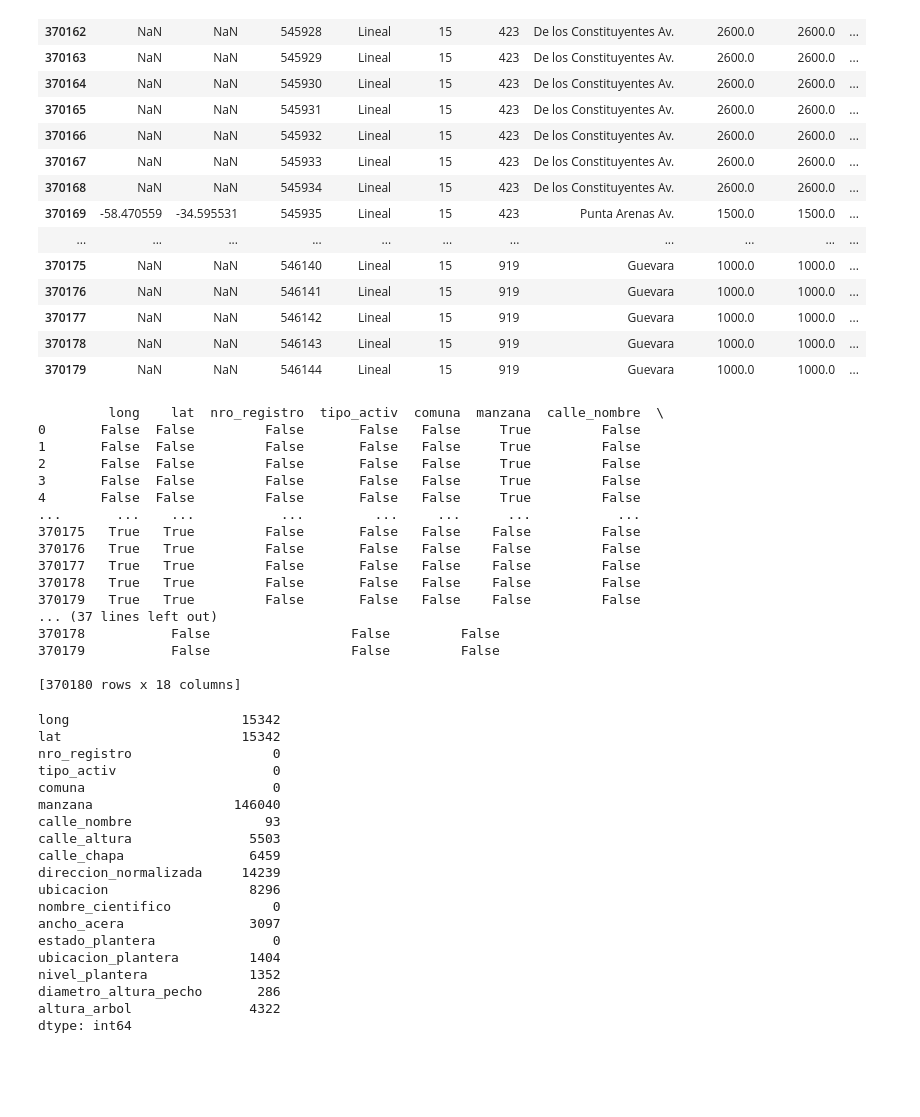
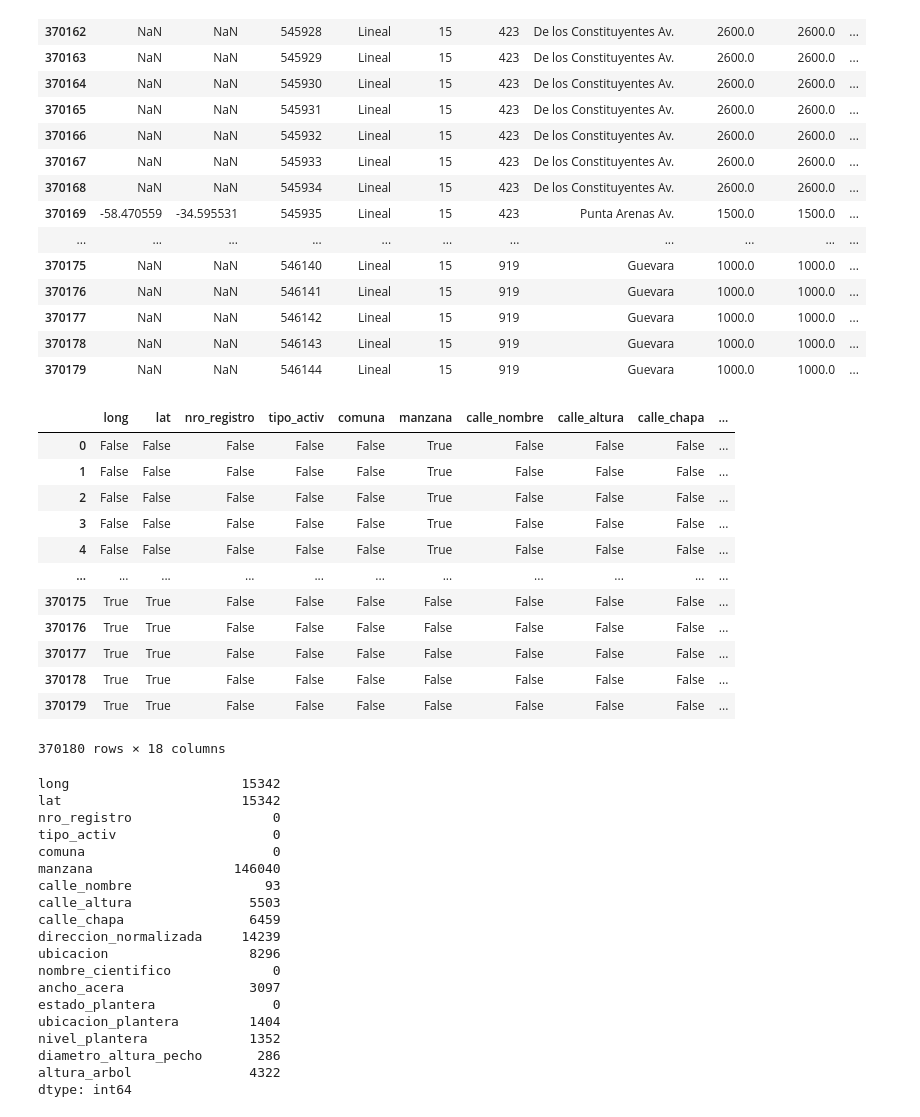
Before and after one commit to IonatanPerez/Cursos_DHDS_CN13, a Jupyter notebook: Clases/C5 - Pandas_1/Modelo.ipynb, the cells around one changed output. Cells and saved outputs as stored; diff of their text form; code cells hidden in the pictures; blank space fills up the shorter version.

```diff
--- a/Clases/C5 - Pandas_1/Modelo.ipynb
+++ b/Clases/C5 - Pandas_1/Modelo.ipynb
@@ -247,23 +244,19 @@ display (data.tail(20))
 | 370178 | NaN | NaN | 546143 | Lineal | 15 | 919 | Guevara | 1000.0 | 1000.0 | ... |
 | 370179 | NaN | NaN | 546144 | Lineal | 15 | 919 | Guevara | 1000.0 | 1000.0 | ... |
 # %%
-print (data.isna())
+display (data.isna())
 # %% [output]
+|  | long | lat | nro_registro | tipo_activ | comuna | manzana | calle_nombre | calle_altura | calle_chapa | ... |
+| 0 | False | False | False | False | False | True | False | False | False | ... |
+| 1 | False | False | False | False | False | True | False | False | False | ... |
+| 2 | False | False | False | False | False | True | False | False | False | ... |
+| 3 | False | False | False | False | False | True | False | False | False | ... |
+| 4 | False | False | False | False | False | True | False | False | False | ... |
+| ... | ... | ... | ... | ... | ... | ... | ... | ... | ... | ... |
+| 370175 | True | True | False | False | False | False | False | False | False | ... |
+| 370176 | True | True | False | False | False | False | False | False | False | ... |
+| 370177 | True | True | False | False | False | False | False | False | False | ... |
+| 370178 | True | True | False | False | False | False | False | False | False | ... |
+| 370179 | True | True | False | False | False | False | False | False | False | ... |
-         long    lat  nro_registro  tipo_activ  comuna  manzana  calle_nombre  \
-0       False  False         False       False   False     True         False
-1       False  False         False       False   False     True         False
-2       False  False         False       False   False     True         False
-3       False  False         False       False   False     True         False
-4       False  False         False       False   False     True         False
-...       ...    ...           ...         ...     ...      ...           ...
-370175   True   True         False       False   False    False         False
-370176   True   True         False       False   False    False         False
-370177   True   True         False       False   False    False         False
-370178   True   True         False       False   False    False         False
-370179   True   True         False       False   False    False         False
-... (37 lines left out)
-370178           False                  False         False
-370179           False                  False         False
-
-[370180 rows x 18 columns]
+370180 rows × 18 columns
 # %%
```
Also changed, not shown: parts of 12 cells of this notebook, 2 other files.
